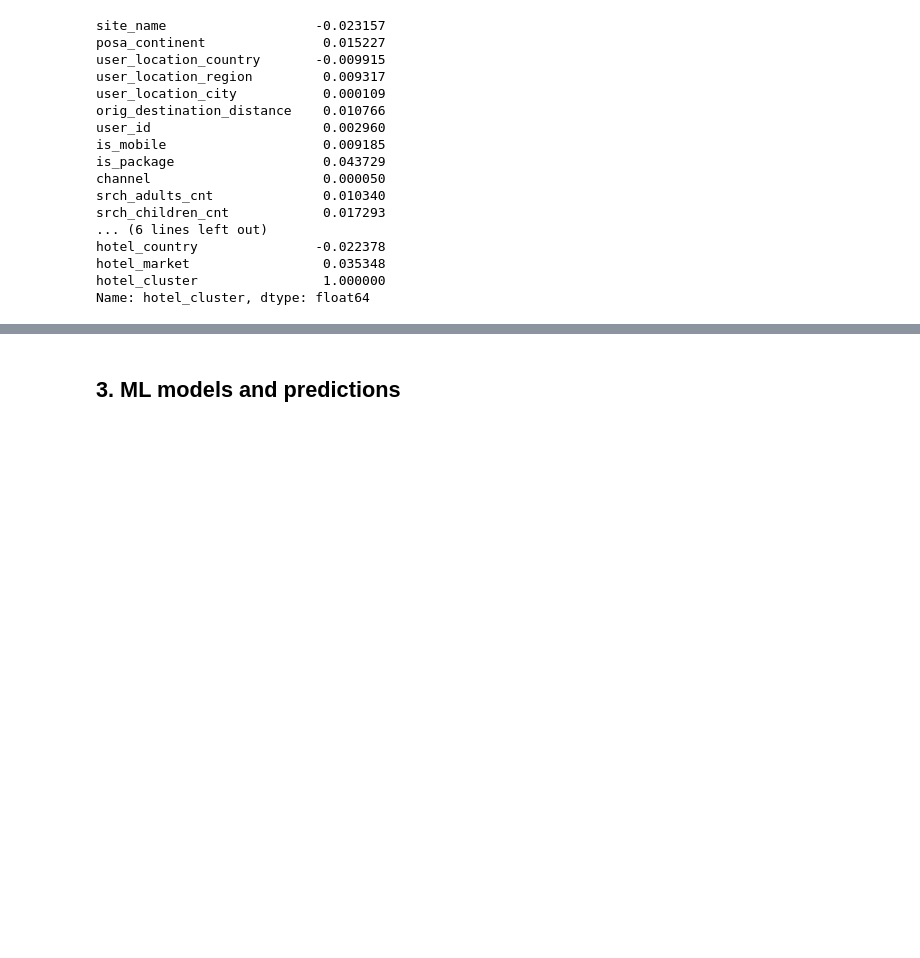
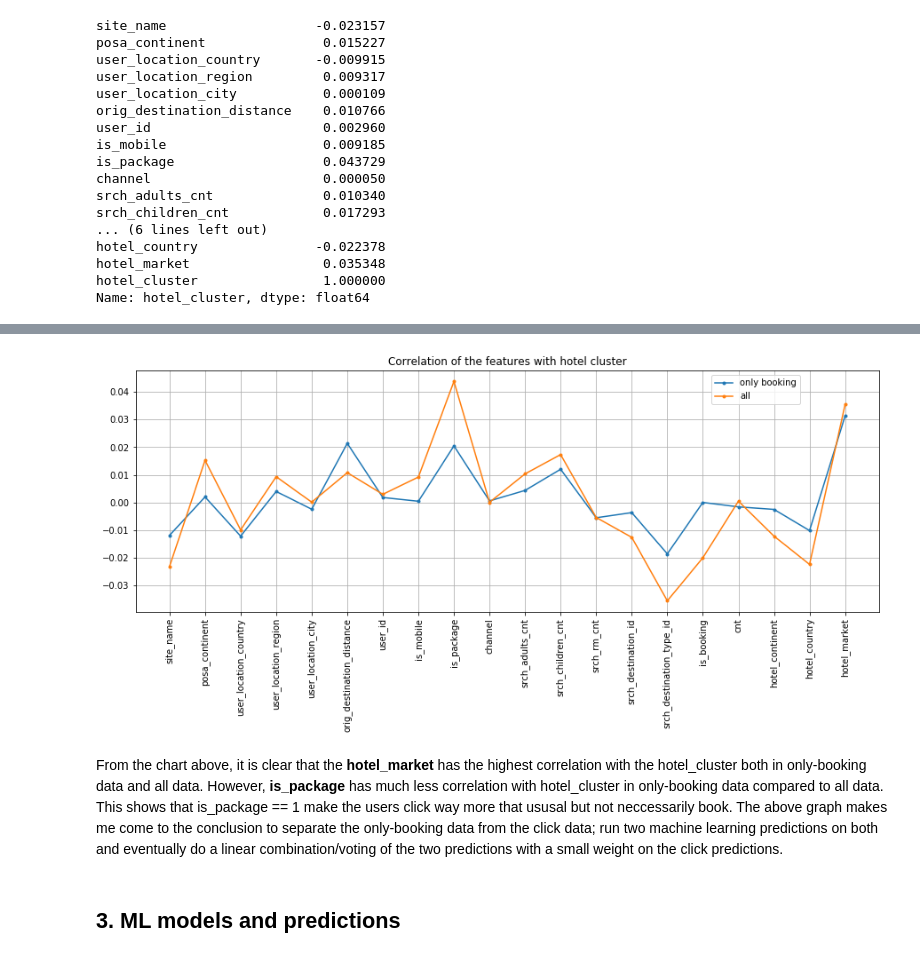
Before and after one commit to hamedrazavi/expedia_hotel_recommendations, a Jupyter notebook: expedia_hotel_recommendataions.ipynb, the cells around one changed output, grey strips where cells are left out. Saved outputs shown, nothing was run; the diff lists cells and outputs as text; code cells hidden in the pictures; blank space fills up the shorter version.

```diff
--- a/expedia_hotel_recommendataions.ipynb
+++ b/expedia_hotel_recommendataions.ipynb
@@ -380,3 +348,19 @@ There is little correlation between any of the features with hotel cluster. A
+# %%
+corr_matrix_B = sample_trainB_pd.corr()
+# %%
+corr_matrix_B['hotel_cluster'].fillna(0, inplace = True)
+# %%
+plt.figure(figsize=(15, 5))
+plt.plot(corr_matrix_B['hotel_cluster'][0:-1], '.-', label='only booking')
+plt.xticks(rotation=90)
+plt.plot(corr_matrix['hotel_cluster'][0:-1], '.-', label = 'all')
+plt.legend(bbox_to_anchor = (0.9, 1))
+plt.title('Correlation of the features with hotel cluster')
+plt.grid()
+# %% [output]
+[figure, added]
+# %% [markdown]
+From the chart above, it is clear that the **hotel_market** has the highest correlation with the hotel_cluster both in only-booking data and all data. However, **is_package** has much less correlation with hotel_cluster in only-booking data compared to all data. This shows that is_package == 1 make the users click way more that ususal but not neccessarily book. The above graph makes me come to the conclusion to separate the only-booking data from the click data; run two machine learning predictions on both and eventually do a linear combination/voting of the two predictions with a small weight on the click predictions.
 # %%
 for i in range(len(test_pd['user_id'])):
     for j in range(len(sample_train_pd['user_id'])):
```
Also changed, not shown: parts of 12 cells of this notebook.
